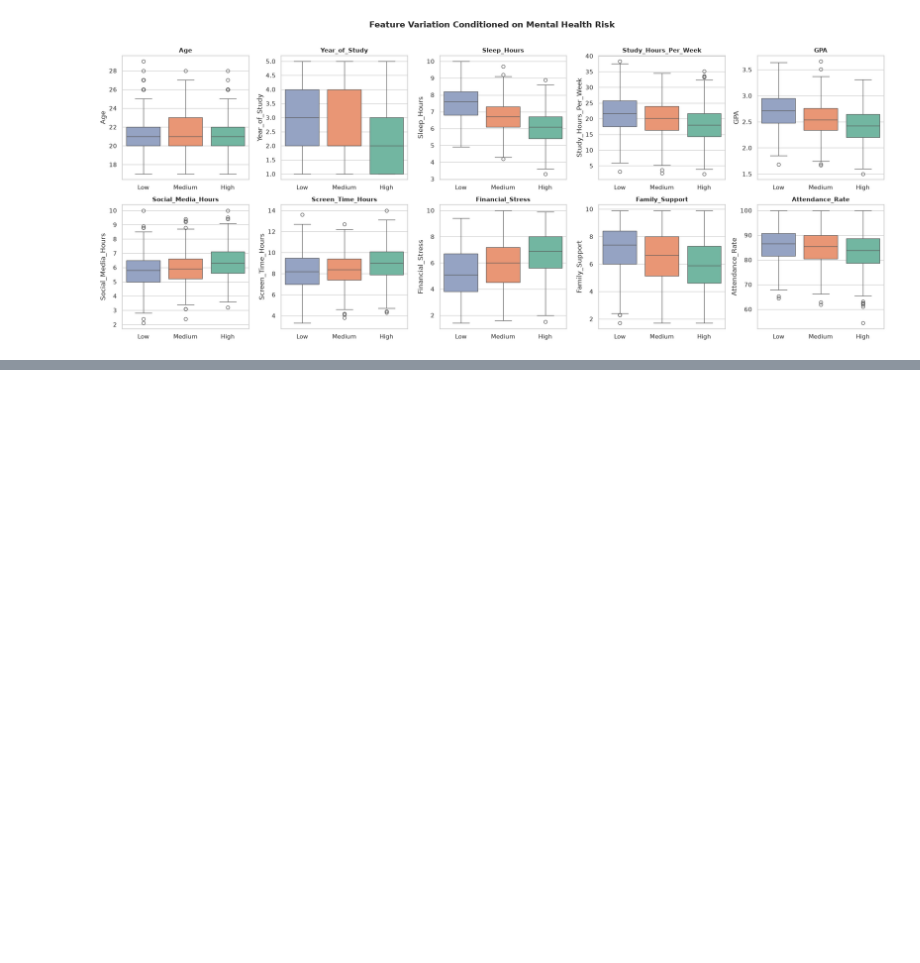
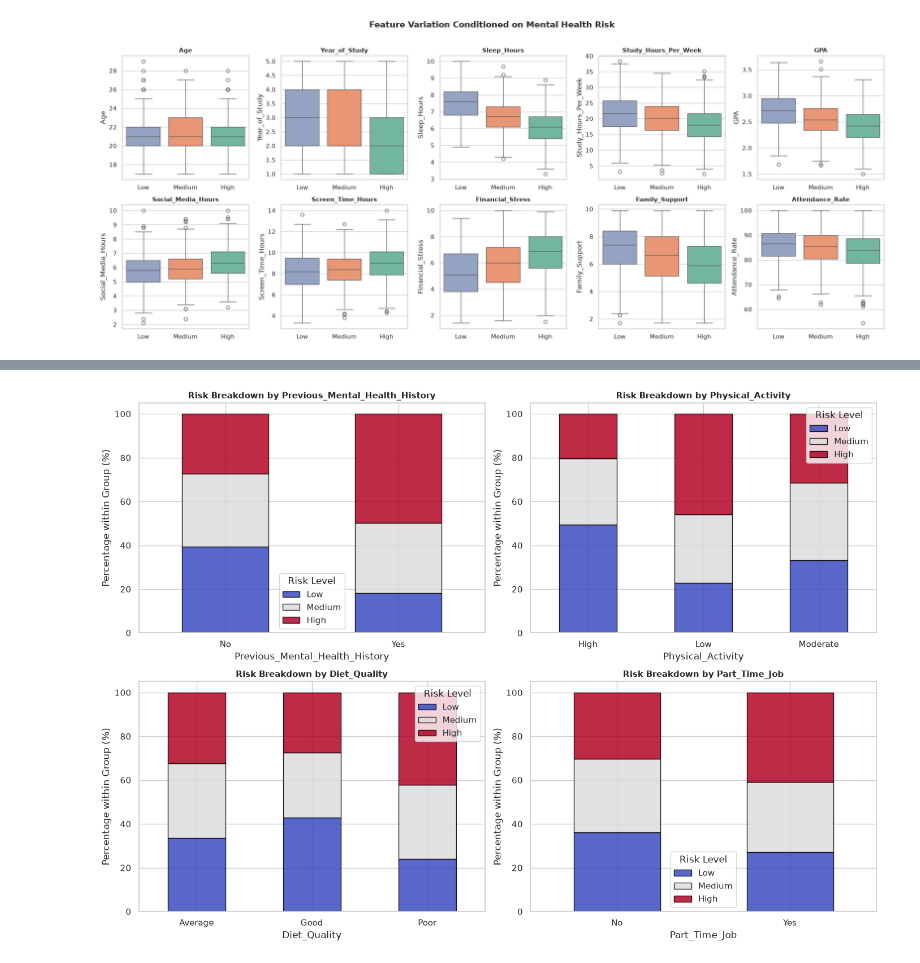
Before and after one commit to Badr-Eddine-Slaoui/CAMPUSWELL-RIS-LAB, a Jupyter notebook: notebooks/01_eda.ipynb, the cells around one changed output, grey strips where cells are left out. Saved outputs shown, nothing was run; the diff lists cells and outputs as text; code cells hidden in the pictures; blank space fills up the shorter version.

Commit message:
feat(eda): evaluate feature interactions across mental health risk levels

```diff
--- a/notebooks/01_eda.ipynb
+++ b/notebooks/01_eda.ipynb
@@ -268,0 +301,21 @@ plt.show()
+# %%
+cat_features = ORDINAL_FEATURES + NOMINAL_FEATURES + BINARY_FEATURES
+association_records = []
+
+for col in cat_features:
+    valid_data = df[[col, TARGET_COLUMN]].dropna()
+    ct = pd.crosstab(valid_data[col], valid_data[TARGET_COLUMN])
+    chi2, p_val, dof, _ = stats.chi2_contingency(ct)
+    n = ct.sum().sum()
+    r, k = ct.shape
+    cramers_v = np.sqrt(chi2 / (n * (min(r, k) - 1)))
+    association_records.append({
+        "Categorical Feature": col,
+        "Chi-Square Stat": round(float(chi2), 2),
+        "p-value": f"{p_val:.2e}",
+        "Cramer's V": round(float(cramers_v), 4),
+        "Association Strength": "Moderate" if cramers_v > 0.15 else ("Weak" if cramers_v > 0.05 else "Negligible")
+    })
+
+cat_assoc_df = pd.DataFrame(association_records).sort_values("Cramer's V", ascending=False).reset_index(drop=True)
+cat_assoc_df
@@ -268,0 +329,17 @@ plt.show()
+# %%
+fig, axes = plt.subplots(nrows=2, ncols=2, figsize=(14, 10))
+axes = axes.flatten()
+
+selected_cat = ["Previous_Mental_Health_History", "Physical_Activity", "Diet_Quality", "Part_Time_Job"]
+for idx, col in enumerate(selected_cat):
+    norm_ct = pd.crosstab(df[col], df[TARGET_COLUMN], normalize="index")[TARGET_CLASSES] * 100
+    norm_ct.plot(kind="bar", stacked=True, ax=axes[idx], colormap="coolwarm", edgecolor="black", alpha=0.85)
+    axes[idx].set_title(f"Risk Breakdown by {col}", fontsize=11, fontweight="bold")
+    axes[idx].set_ylabel("Percentage within Group (%)")
+    axes[idx].tick_params(axis="x", rotation=0)
+    axes[idx].legend(title="Risk Level")
+
+plt.tight_layout()
+plt.show()
+# %% [output]
+[figure, added]
```
Also changed, not shown: parts of 5 cells of this notebook.
